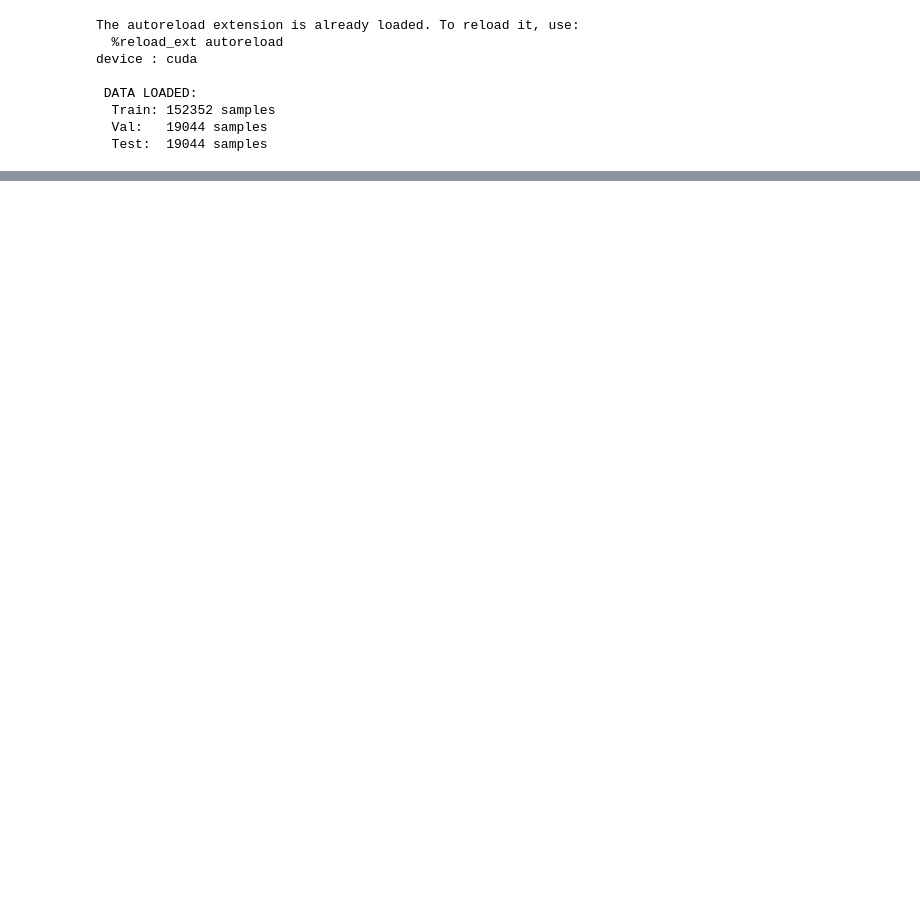
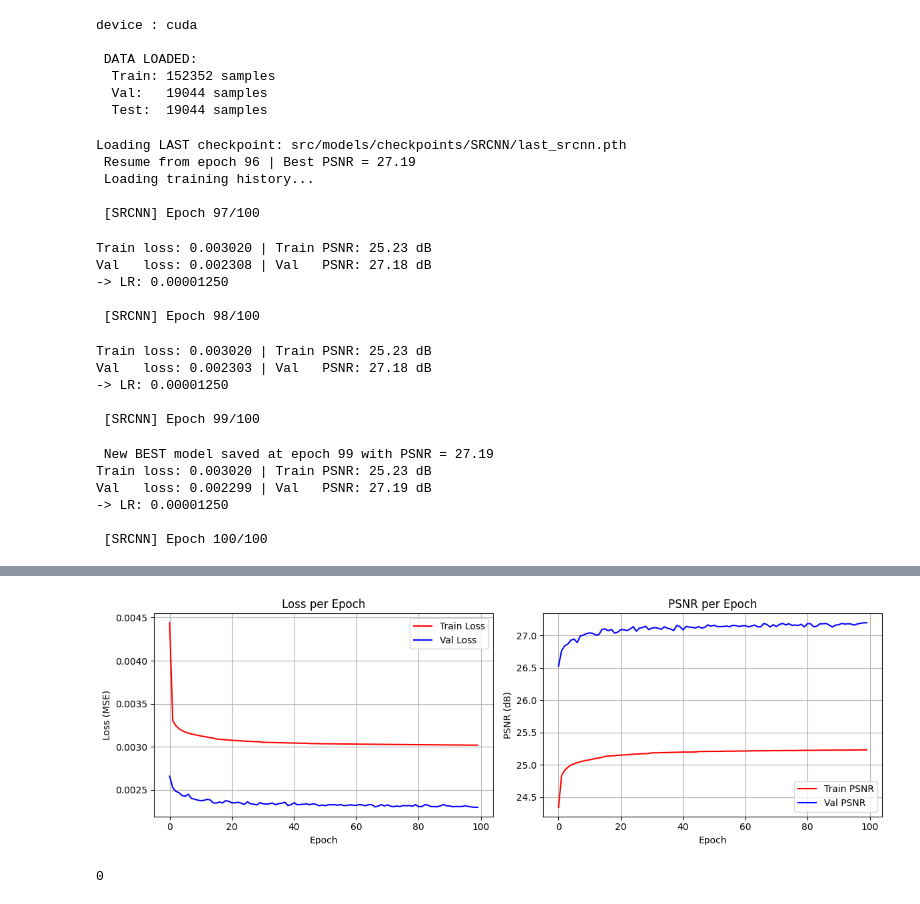
Before and after one commit to NadiYasser/Satellite_Super_Resulotion0, a Jupyter notebook: notebooks/said/SRCNN.ipynb, the cells around one changed output, grey strips where cells are left out. Saved outputs shown, nothing was run; the diff lists cells and outputs as text; code cells hidden in the pictures; blank space fills up the shorter version.

```diff
--- a/notebooks/said/SRCNN.ipynb
+++ b/notebooks/said/SRCNN.ipynb
@@ -30,7 +30,7 @@ use_aug        = CONFIG["training"].get("use_augmentation", True)
 # HYPERPARAMS FROM CONFIG
 lr              = CONFIG["training"]["lr"]
 weight_decay    = CONFIG["training"]["weight_decay"]
-num_epochs      = 50 #CONFIG["training"]["epochs"]
+num_epochs      = 4 #CONFIG["training"]["epochs"]
 step_size       = CONFIG["training"]["scheduler_step_size"]
 gamma           = CONFIG["training"]["scheduler_gamma"]
 
@@ -54,8 +54,6 @@ criterion = nn.MSELoss()
 optimizer = optim.Adam(model.parameters(), lr=lr, betas=(0.9, 0.999), weight_decay=weight_decay)
 scheduler = optim.lr_scheduler.MultiStepLR(optimizer, milestones=[15, 30, 45], gamma=0.5)
 # %% [output]
-The autoreload extension is already loaded. To reload it, use:
-  %reload_ext autoreload
 device : cuda
 
  DATA LOADED:
@@ -78,7 +76,29 @@ train_model_sr(
     best_model_path=best_model_path,
     last_model_path=last_model_path,
     history_path=history_path,
-    mode="scratch",
+    mode="resume",
     use_amp=False,
     scaler=None
 )
+# %% [output]
+Loading LAST checkpoint: src/models/checkpoints/SRCNN/last_srcnn.pth
+ Resume from epoch 96 | Best PSNR = 27.19
+ Loading training history...
+
+ [SRCNN] Epoch 97/100
+Train loss: 0.003020 | Train PSNR: 25.23 dB
+Val   loss: 0.002308 | Val   PSNR: 27.18 dB
+-> LR: 0.00001250
+
+ [SRCNN] Epoch 98/100
+Train loss: 0.003020 | Train PSNR: 25.23 dB
+Val   loss: 0.002303 | Val   PSNR: 27.18 dB
+-> LR: 0.00001250
+
+ [SRCNN] Epoch 99/100
+ New BEST model saved at epoch 99 with PSNR = 27.19
+Train loss: 0.003020 | Train PSNR: 25.23 dB
+Val   loss: 0.002299 | Val   PSNR: 27.19 dB
+-> LR: 0.00001250
+
+ [SRCNN] Epoch 100/100
@@ -84,0 +108,2 @@ train_model_sr(
+[figure, added]
+0
```
Also changed, not shown: parts of 1 cell of this notebook.
